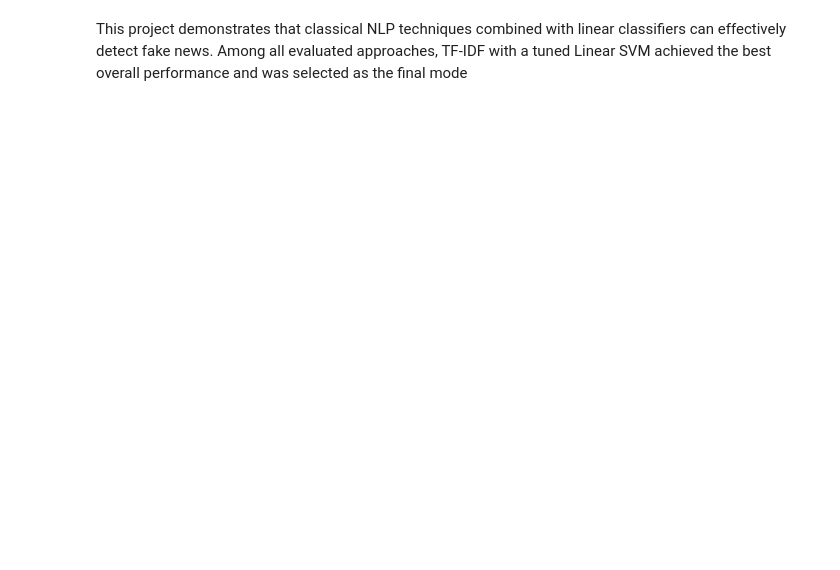
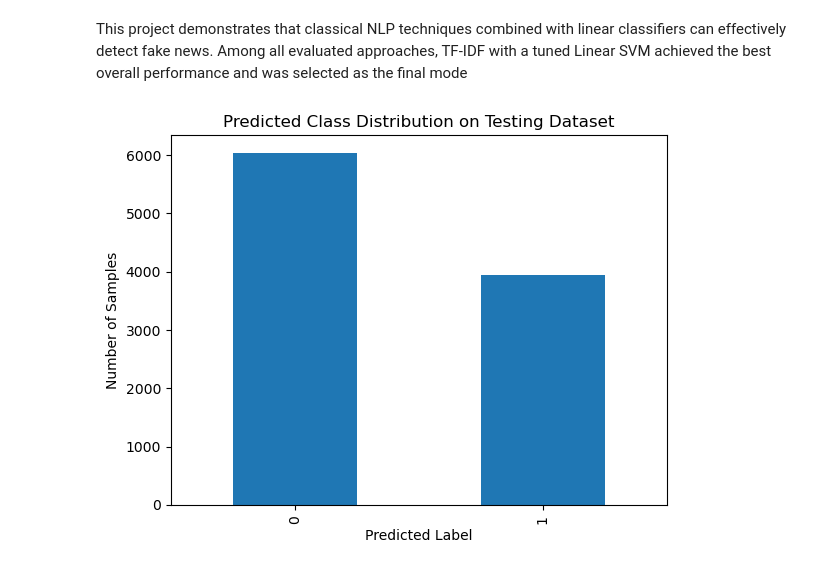
Before and after one commit to HelenaGomezV/project-3-nlp, a Jupyter notebook: fake_news_project.ipynb, the cells around one changed output. Cells and saved outputs as stored; diff of their text form; code cells hidden in the pictures; blank space fills up the shorter version.

```diff
--- a/fake_news_project.ipynb
+++ b/fake_news_project.ipynb
@@ -506,3 +596,11 @@ testing_df.to_csv("testing_with_predictions.csv", index=False)
 # %% [markdown]
 This project demonstrates that classical NLP techniques combined with linear classifiers can effectively detect fake news.
 Among all evaluated approaches, TF-IDF with a tuned Linear SVM achieved the best overall performance and was selected as the final mode
+# %%
+pd.Series(testing_predictions).value_counts().plot(kind="bar")
+plt.title("Predicted Class Distribution on Testing Dataset")
+plt.xlabel("Predicted Label")
+plt.ylabel("Number of Samples")
+plt.show()
+# %% [output]
+[figure, added]
```
Also changed, not shown: parts of 9 cells of this notebook, 1 other file.
